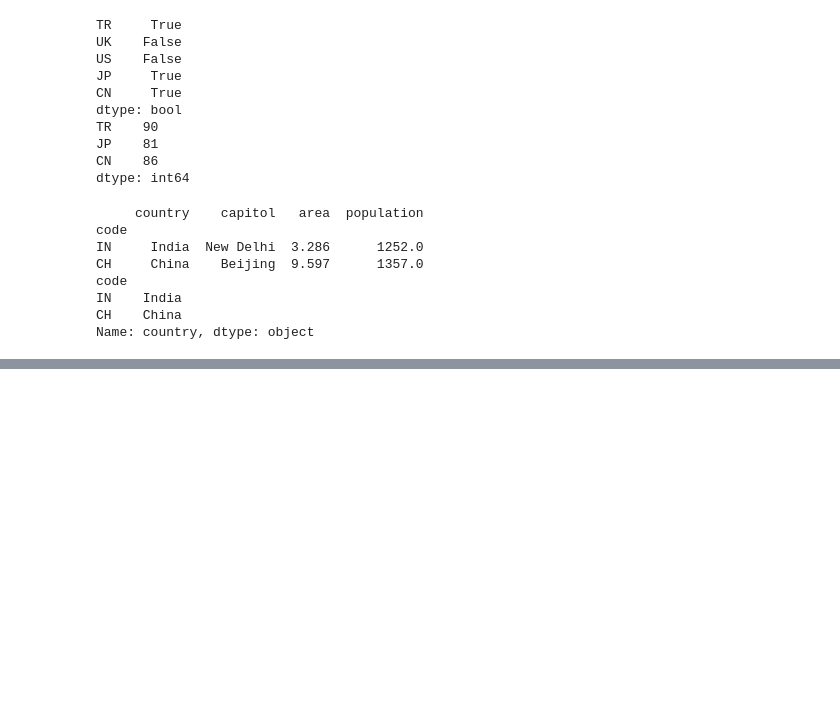
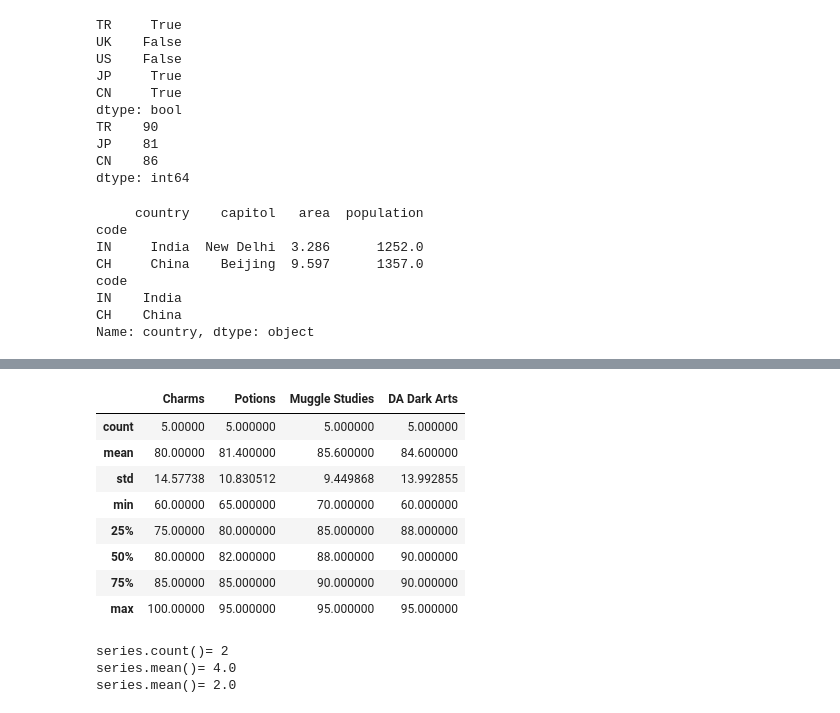
Before and after one commit to karadasmurat/python, a Jupyter notebook: data_science/pandas_demo.ipynb, the cells around one changed output, grey strips where cells are left out. Drawn from its saved outputs; the diff is of its cells as text; code cells hidden in the pictures; blank space fills up the shorter version.

Commit message:
games link, pandas, markdown

```diff
--- a/data_science/pandas_demo.ipynb
+++ b/data_science/pandas_demo.ipynb
@@ -965,0 +1454,45 @@ Name: country, dtype: object
+# %%
+# Create a DataFrame for Analyzing and Exploring
+scores = {
+    "Student": ["Harry", "Ron", "Hermione", "Draco", "Neville"],
+    "Charms": [85, 75, 100, 80, 60],
+    "Potions": [80, 85, 95, 82, 65],
+    "Muggle Studies": [90, 85, 95, 88, 70],
+    "DA Dark Arts": [90, 90, 95, 88, 60]
+}
+
+# Note that we are using pandas.DataFrame() constructor.
+df_scores = pd.DataFrame(scores)  # default index, 0 to n-1
+
+# Set the 'Student' column as the index
+df_scores = df_scores.set_index('Student')    # inplace=False
+
+df_scores.describe()  # Generate descriptive statistics.
+# %% [output]
+|  | Charms | Potions | Muggle Studies | DA Dark Arts |
+| count | 5.00000 | 5.000000 | 5.000000 | 5.000000 |
+| mean | 80.00000 | 81.400000 | 85.600000 | 84.600000 |
+| std | 14.57738 | 10.830512 | 9.449868 | 13.992855 |
+| min | 60.00000 | 65.000000 | 70.000000 | 60.000000 |
+| 25% | 75.00000 | 80.000000 | 85.000000 | 88.000000 |
+| 50% | 80.00000 | 82.000000 | 88.000000 | 90.000000 |
+| 75% | 85.00000 | 85.000000 | 90.000000 | 90.000000 |
+| max | 100.00000 | 95.000000 | 95.000000 | 95.000000 |
+# %%
+# Handle missing values in basic statistics
+# Default - ignore.
+# Option - we can replace missing values with another value.
+import numpy as np
+
+# In Python, you can represent a null value using the None keyword
+series = pd.Series([10, np.NaN, -2, None])
+print(f"{series.count()= }")    # 2 Note that count returns number of non-NA/null observations in the Series.
+print(f"{series.mean()= }")     # 4.0
+
+# Replace NaN values in 'scores' column with 0
+series = series.fillna(0)
+print(f"{series.mean()= }")     # 2.0
+# %% [output]
+series.count()= 2
+series.mean()= 4.0
+series.mean()= 2.0
```
Also changed, not shown: parts of 35 cells of this notebook, 10 other files.
